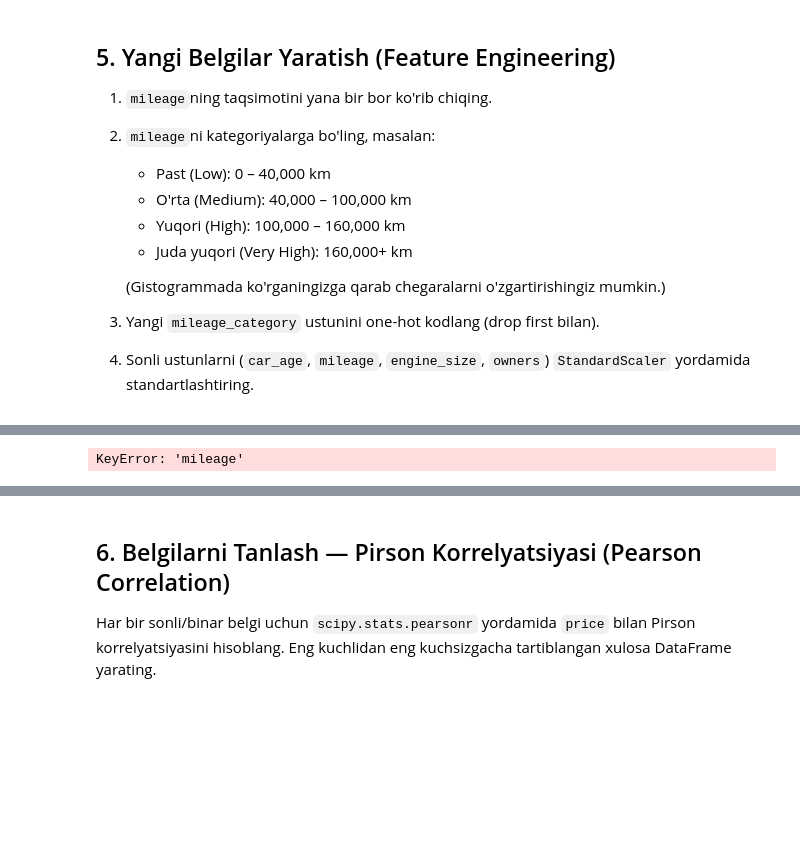
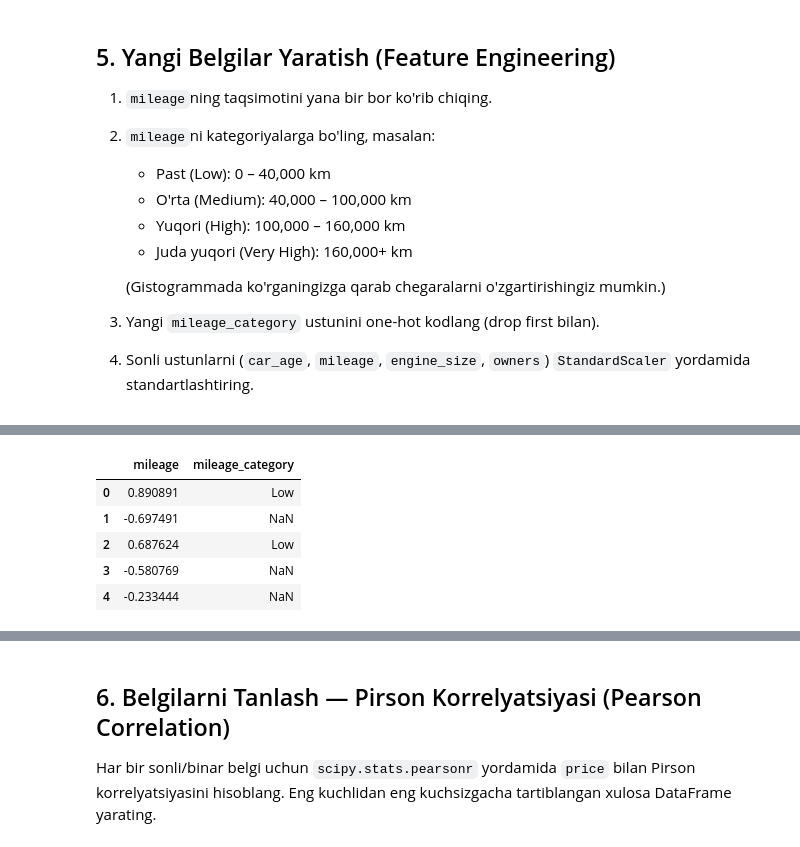
Before and after one commit to OydinZoidova/mlproject_car2, a Jupyter notebook: car_price_amaliyot.ipynb, the cells around one changed output, grey strips where cells are left out. Drawn from its saved outputs; the diff is of its cells as text; code cells hidden in the pictures; blank space fills up the shorter version.

```diff
--- a/car_price_amaliyot.ipynb
+++ b/car_price_amaliyot.ipynb
@@ -404,7 +482,14 @@ Index(['car_age', 'engine_size', 'owners', 'is_automatic', 'has_accident',
 # %%
 # TODO: pd.cut orqali mileage_category yarating
-df_cleaned['mileage_category']=pd.cut(df_cleaned['mileage'],
-                                 bins=[0,40000,100000,160000,float('inf')],
-                                 labels=['Low','Medium','High','Very high'])
+df_cleaned['mileage_category']=pd.cut(
+    df_cleaned['mileage'],
+    bins=[0,40000,100000,160000,float('inf')],
+    labels=['Low','Medium','High','Very high'])
+df_cleaned[['mileage','mileage_category']].head()
 # %% [output]
-KeyError: 'mileage'
+|  | mileage | mileage_category |
+| 0 | 0.890891 | Low |
+| 1 | -0.697491 | NaN |
+| 2 | 0.687624 | Low |
+| 3 | -0.580769 | NaN |
+| 4 | -0.233444 | NaN |
```
Also changed, not shown: parts of 40 cells of this notebook, 1 other file.
